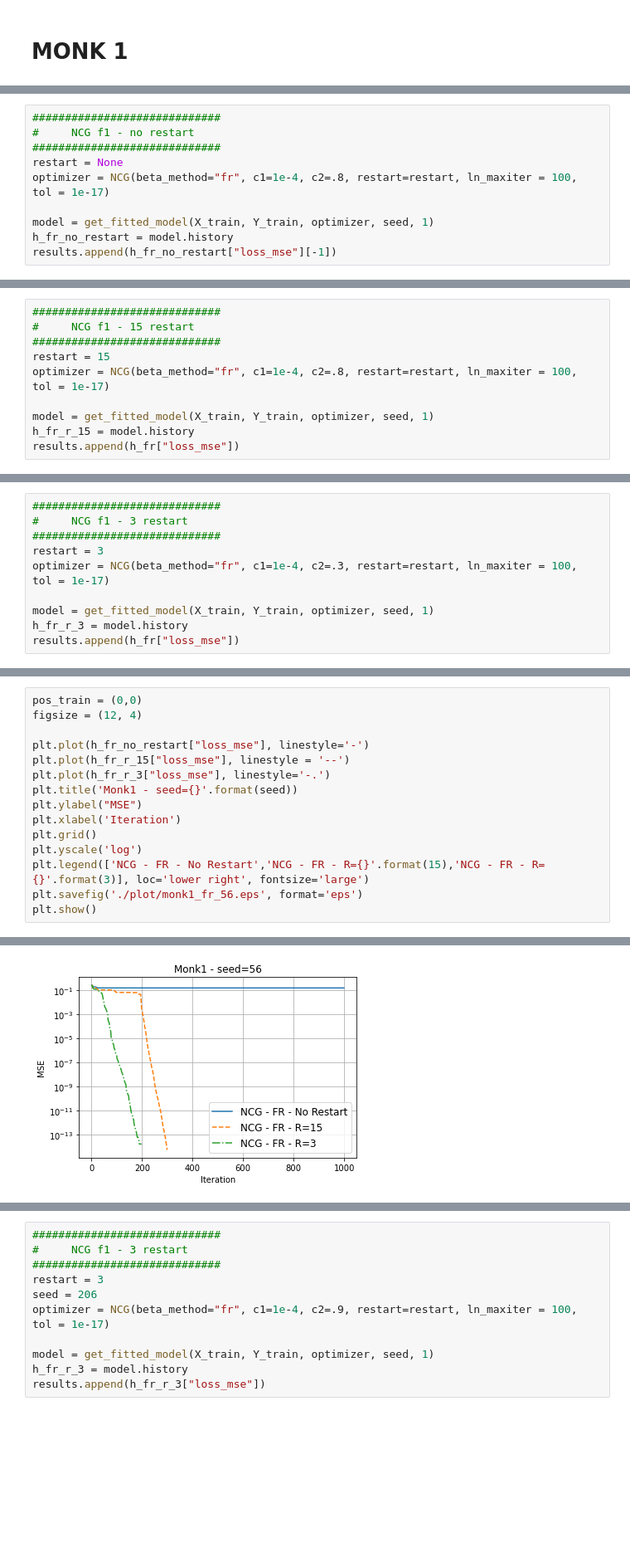
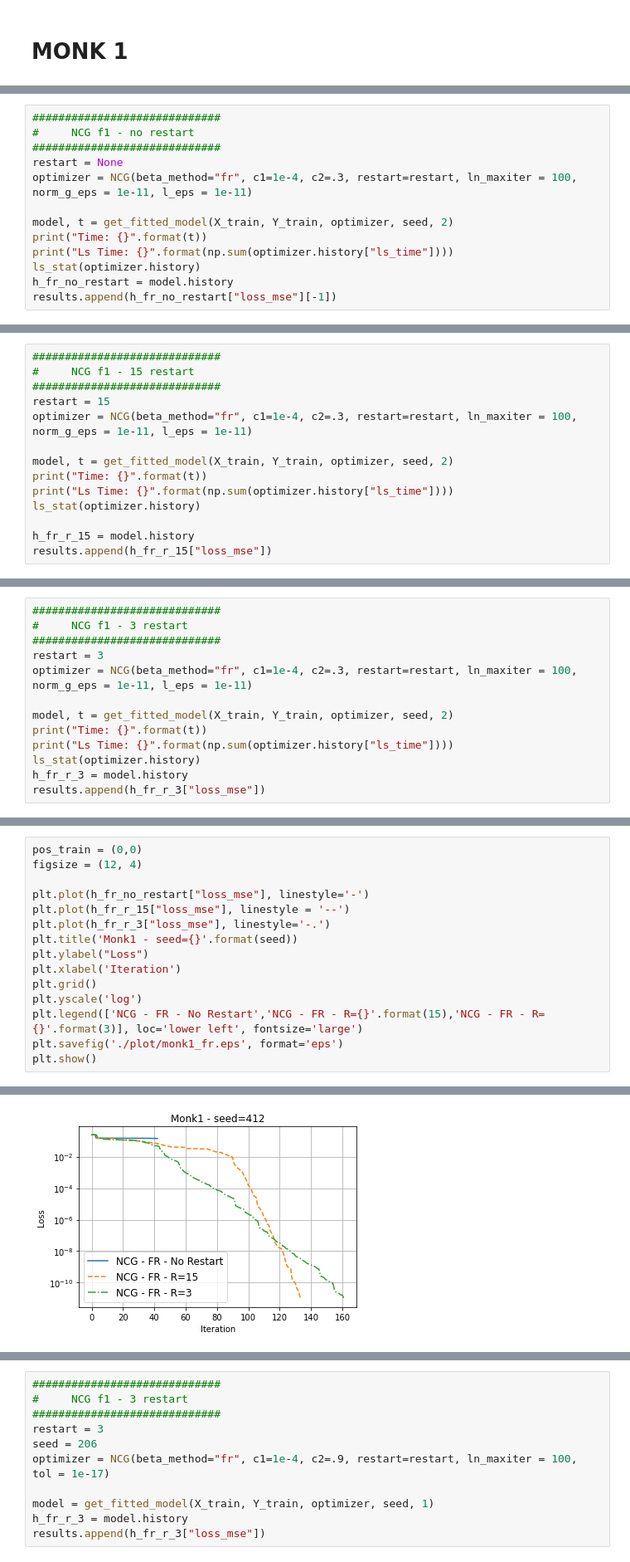
Before and after one commit to alessandrocuda/CM_Project_19_20, a Jupyter notebook: notebook/NCG_FR_experiment.ipynb, the cells around one changed output, grey strips where cells are left out. Shown at 83% size. Cells and saved outputs as stored; diff of their text form; blank space fills up the shorter version.

```diff
--- a/notebook/NCG_FR_experiment.ipynb
+++ b/notebook/NCG_FR_experiment.ipynb
@@ -44,9 +63,12 @@ Load Monk DataSet
 #     NCG f1 - no restart
 #############################
 restart = None
-optimizer = NCG(beta_method="fr", c1=1e-4, c2=.8, restart=restart, ln_maxiter = 100, tol = 1e-17)
+optimizer = NCG(beta_method="fr", c1=1e-4, c2=.3, restart=restart, ln_maxiter = 100, norm_g_eps = 1e-11, l_eps = 1e-11)
 
-model = get_fitted_model(X_train, Y_train, optimizer, seed, 1)
+model, t = get_fitted_model(X_train, Y_train, optimizer, seed, 2)
+print("Time: {}".format(t))
+print("Ls Time: {}".format(np.sum(optimizer.history["ls_time"])))
+ls_stat(optimizer.history)
 h_fr_no_restart = model.history
 results.append(h_fr_no_restart["loss_mse"][-1])
 # %% [output]
@@ -72,9 +111,13 @@ Epoch: 1000 - time: 0.0050 - loss_train: 0.1532258064533524 - loss_val: 0
 #     NCG f1 - 15 restart
 #############################
 restart = 15
-optimizer = NCG(beta_method="fr", c1=1e-4, c2=.8, restart=restart, ln_maxiter = 100, tol = 1e-17)
+optimizer = NCG(beta_method="fr", c1=1e-4, c2=.3, restart=restart, ln_maxiter = 100, norm_g_eps = 1e-11, l_eps = 1e-11)
 
-model = get_fitted_model(X_train, Y_train, optimizer, seed, 1)
+model, t = get_fitted_model(X_train, Y_train, optimizer, seed, 2)
+print("Time: {}".format(t))
+print("Ls Time: {}".format(np.sum(optimizer.history["ls_time"])))
+ls_stat(optimizer.history)
+
 h_fr_r_15 = model.history
-results.append(h_fr["loss_mse"])
+results.append(h_fr_r_15["loss_mse"])
 # %% [output]
@@ -101,8 +160,11 @@ NameError: name 'h_fr' is not defined
 #     NCG f1 - 3 restart
 #############################
 restart = 3
-optimizer = NCG(beta_method="fr", c1=1e-4, c2=.3, restart=restart, ln_maxiter = 100, tol = 1e-17)
+optimizer = NCG(beta_method="fr", c1=1e-4, c2=.3, restart=restart, ln_maxiter = 100, norm_g_eps = 1e-11, l_eps = 1e-11)
 
-model = get_fitted_model(X_train, Y_train, optimizer, seed, 1)
+model, t = get_fitted_model(X_train, Y_train, optimizer, seed, 2)
+print("Time: {}".format(t))
+print("Ls Time: {}".format(np.sum(optimizer.history["ls_time"])))
+ls_stat(optimizer.history)
 h_fr_r_3 = model.history
-results.append(h_fr["loss_mse"])
+results.append(h_fr_r_3["loss_mse"])
@@ -109,22 +206,22 @@ results.append(h_fr["loss_mse"])
 # %%
 pos_train = (0,0)
 figsize = (12, 4)
 
 plt.plot(h_fr_no_restart["loss_mse"], linestyle='-')
 plt.plot(h_fr_r_15["loss_mse"], linestyle = '--')
 plt.plot(h_fr_r_3["loss_mse"], linestyle='-.')
 plt.title('Monk1 - seed={}'.format(seed))
-plt.ylabel("MSE")
+plt.ylabel("Loss")
 plt.xlabel('Iteration')
 plt.grid()
 plt.yscale('log')
-plt.legend(['NCG - FR - No Restart','NCG - FR - R={}'.format(15),'NCG - FR - R={}'.format(3)], loc='lower right', fontsize='large')
-plt.savefig('./plot/monk1_fr_56.eps', format='eps')
+plt.legend(['NCG - FR - No Restart','NCG - FR - R={}'.format(15),'NCG - FR - R={}'.format(3)], loc='lower left', fontsize='large')
+plt.savefig('./plot/monk1_fr.eps', format='eps')
 plt.show()
 # %% [output]
 The PostScript backend does not support transparency; partially transparent artists will be rendered opaque.
 The PostScript backend does not support transparency; partially transparent artists will be rendered opaque.
-[figure, old version]
+[figure, new version]
 # %%
 pos_train = (0,0)
 figsize = (12, 4)
```
Also changed, not shown: parts of 7 cells of this notebook, 17 other files.
